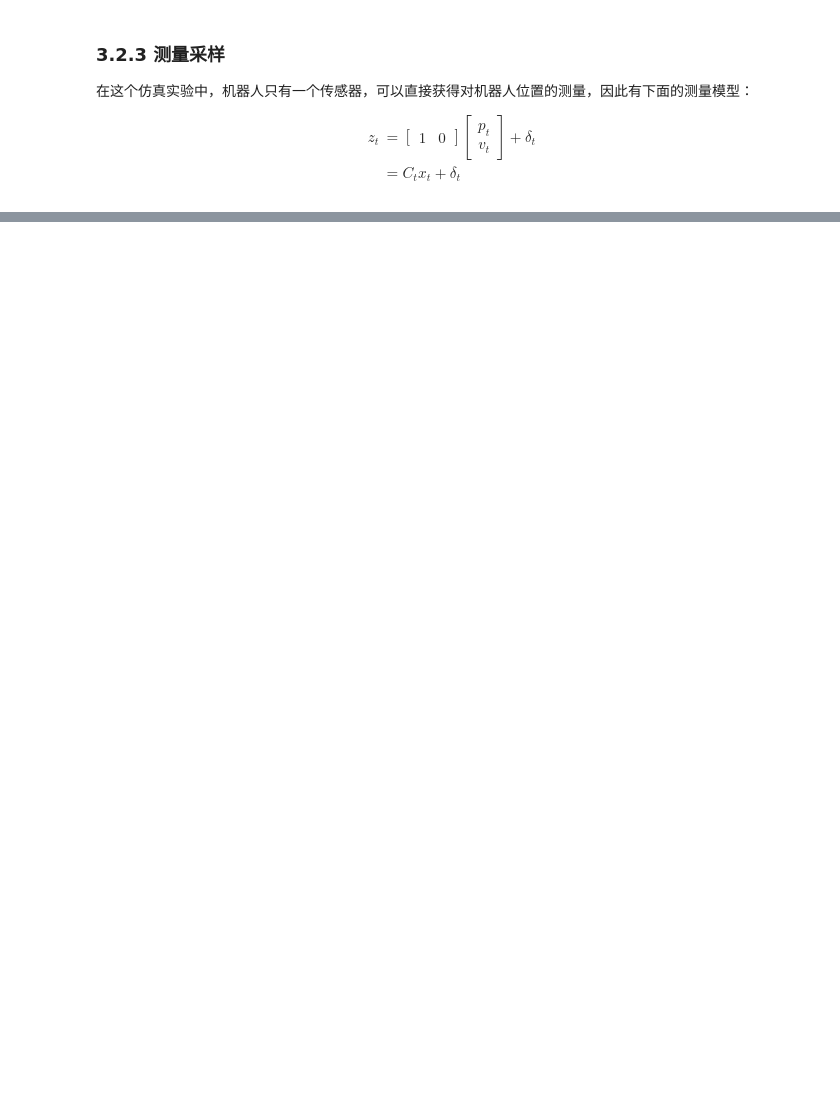
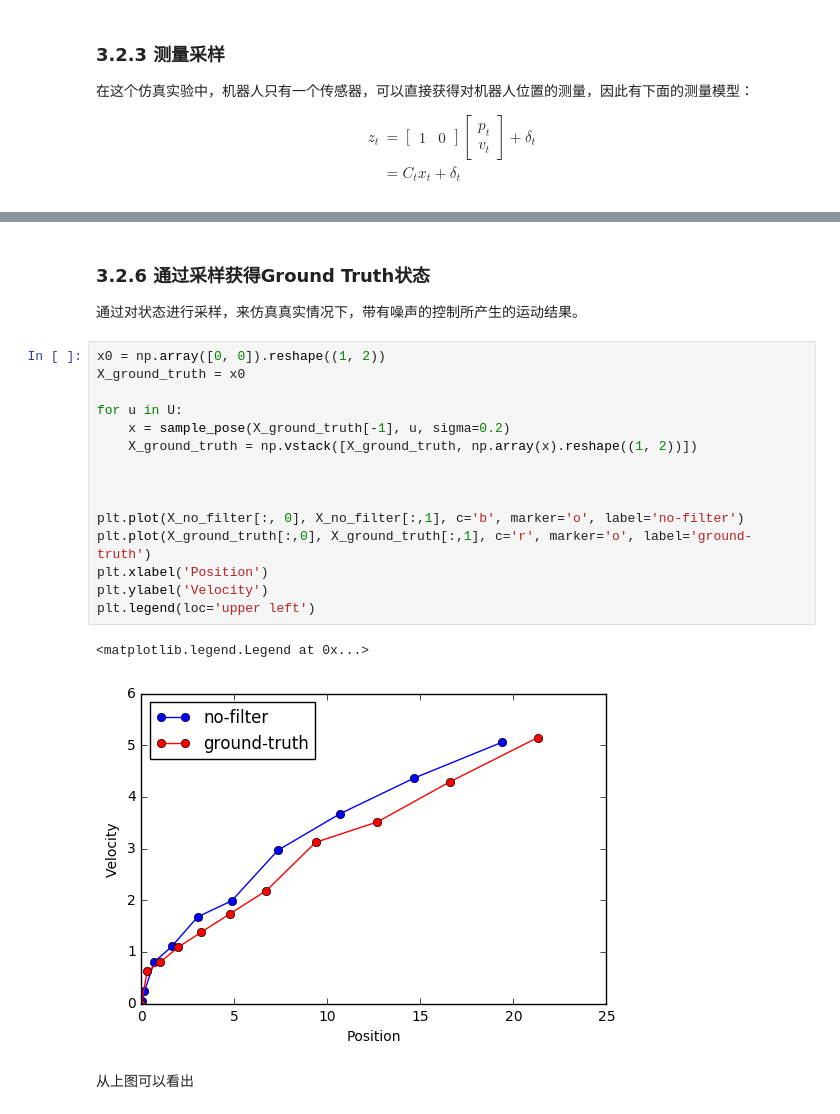
Before and after one commit to liuii/ProbRobotics, a Jupyter notebook: notebooks/01LinearGaussianFileters/KalmanFilter.ipynb, the cells around one changed output, grey strips where cells are left out. Drawn from its saved outputs; the diff is of its cells as text; blank space fills up the shorter version.

```diff
--- a/notebooks/01LinearGaussianFileters/KalmanFilter.ipynb
+++ b/notebooks/01LinearGaussianFileters/KalmanFilter.ipynb
@@ -237,0 +277,24 @@ array([[ 1.05816963]])
+# %% [markdown]
+### 3.2.6 通过采样获得Ground Truth状态
+
+通过对状态进行采样，来仿真真实情况下，带有噪声的控制所产生的运动结果。
+# %%
+x0 = np.array([0, 0]).reshape((1, 2))
+X_ground_truth = x0
+
+for u in U:
+    x = sample_pose(X_ground_truth[-1], u, sigma=0.2)
+    X_ground_truth = np.vstack([X_ground_truth, np.array(x).reshape((1, 2))])
+
+
+
+plt.plot(X_no_filter[:, 0], X_no_filter[:,1], c='b', marker='o', label='no-filter')
+plt.plot(X_ground_truth[:,0], X_ground_truth[:,1], c='r', marker='o', label='ground-truth')
+plt.xlabel('Position')
+plt.ylabel('Velocity')
+plt.legend(loc='upper left')
+# %% [output]
+<matplotlib.legend.Legend at 0x...>
+[figure, added]
+# %% [markdown]
+从上图可以看出
```
Also changed, not shown: parts of 10 cells of this notebook.
